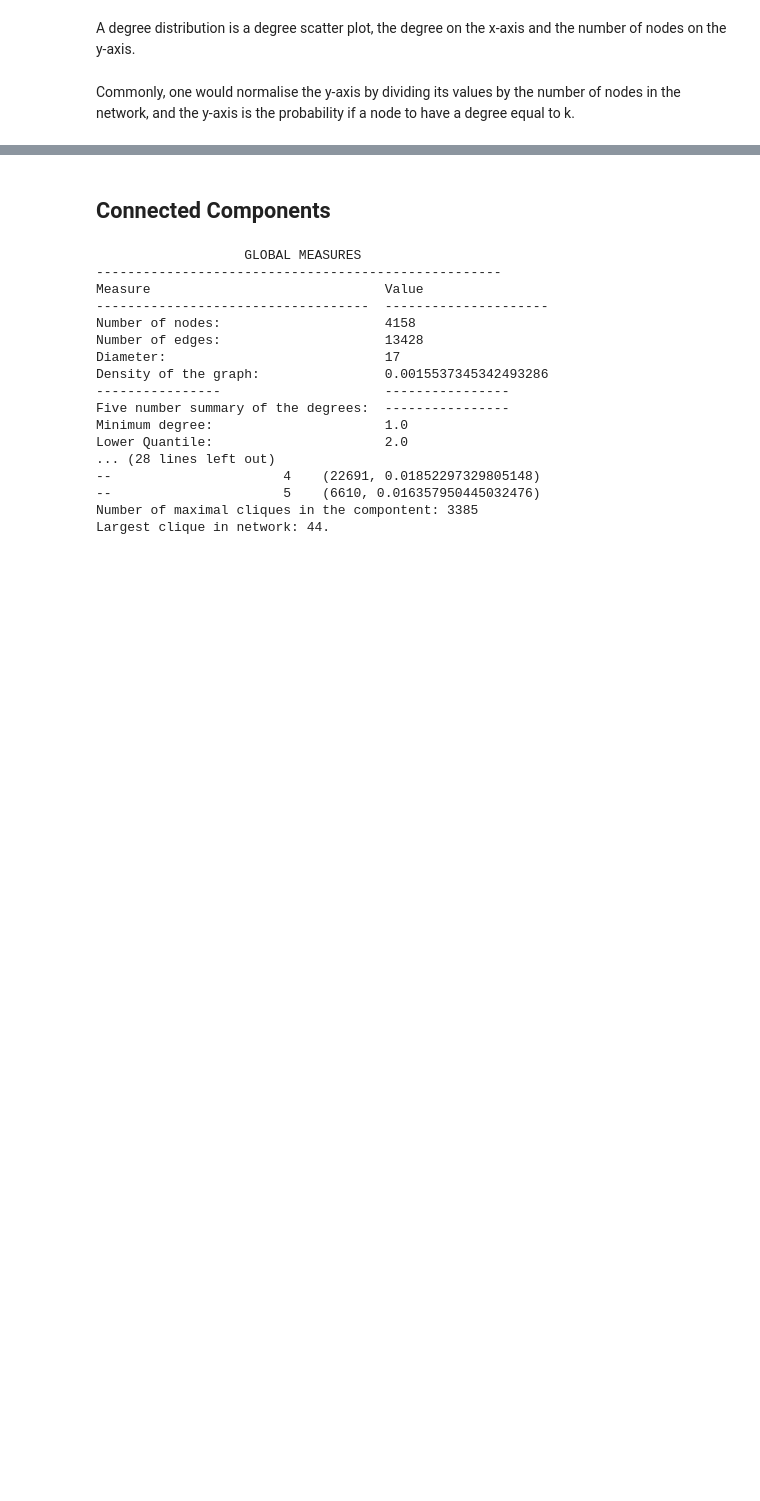
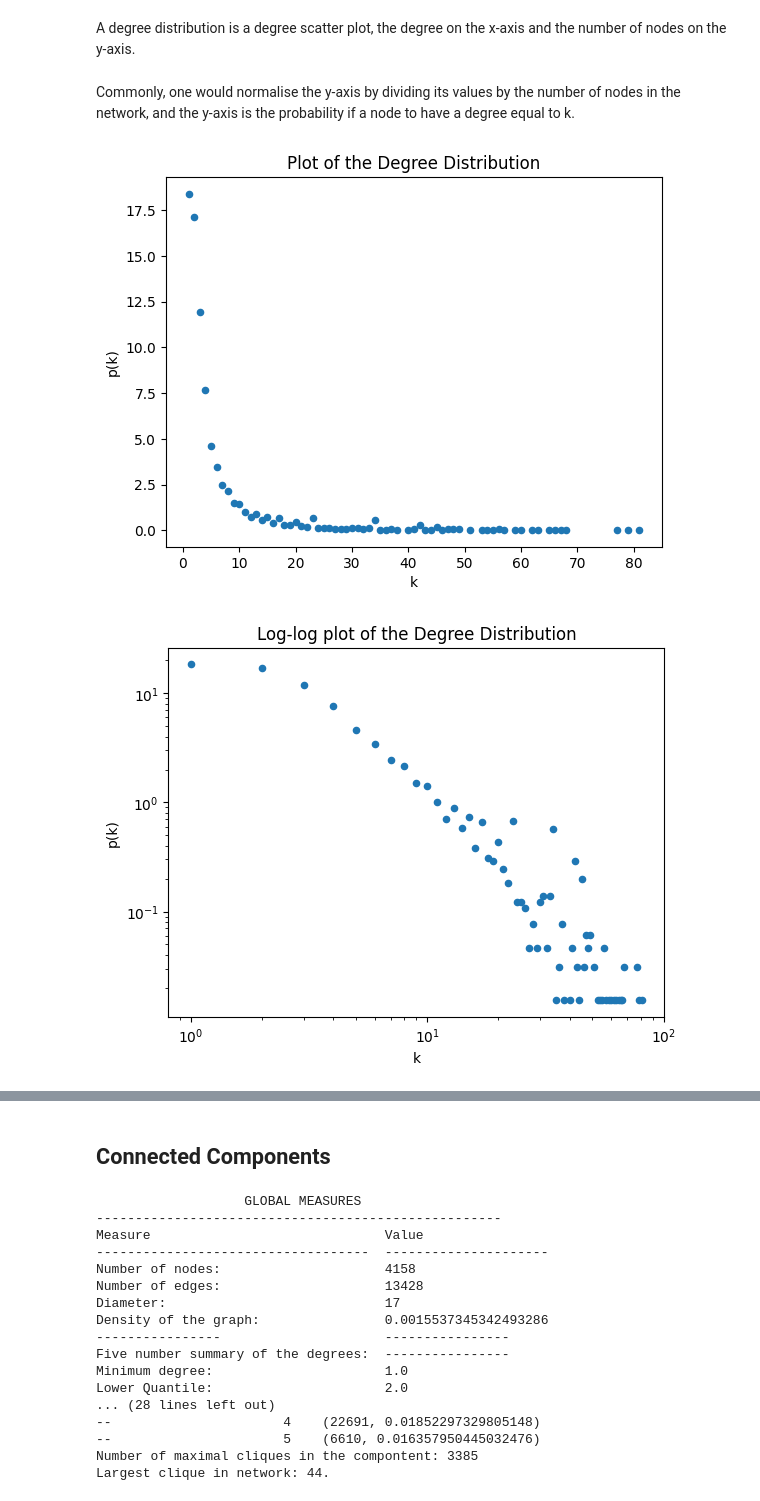
Before and after one commit to viggo-gascou/network-analysis, a Jupyter notebook: main_authors.ipynb, the cells around one changed output, grey strips where cells are left out. Saved outputs shown, nothing was run; the diff lists cells and outputs as text; code cells hidden in the pictures; blank space fills up the shorter version.

```diff
--- a/main_authors.ipynb
+++ b/main_authors.ipynb
@@ -97,3 +98,14 @@ Commonly, one would normalise the y-axis by dividing its values by the number of
 #node_df2 = pd.DataFrame(sorted(dict(nx.degree(G)).items()))
 #node_df2.rename(columns={0:"Node_id",1:"Degree"}, inplace=True)
 #node_df2.to_csv("data/node_list_degrees.csv", index=False)
+# %%
+node_list_degrees = pd.read_csv("data/node_list_degrees.csv")
+
+df_degrees = degree.make_df(node_list_degrees)
+
+degree.plot_degree(df_degrees)
+
+degree.plot_degree_log(df_degrees)
+# %% [output]
+[figure, added]
+[figure, added]
```
Also changed, not shown: parts of 5 cells of this notebook, 5 other files.
